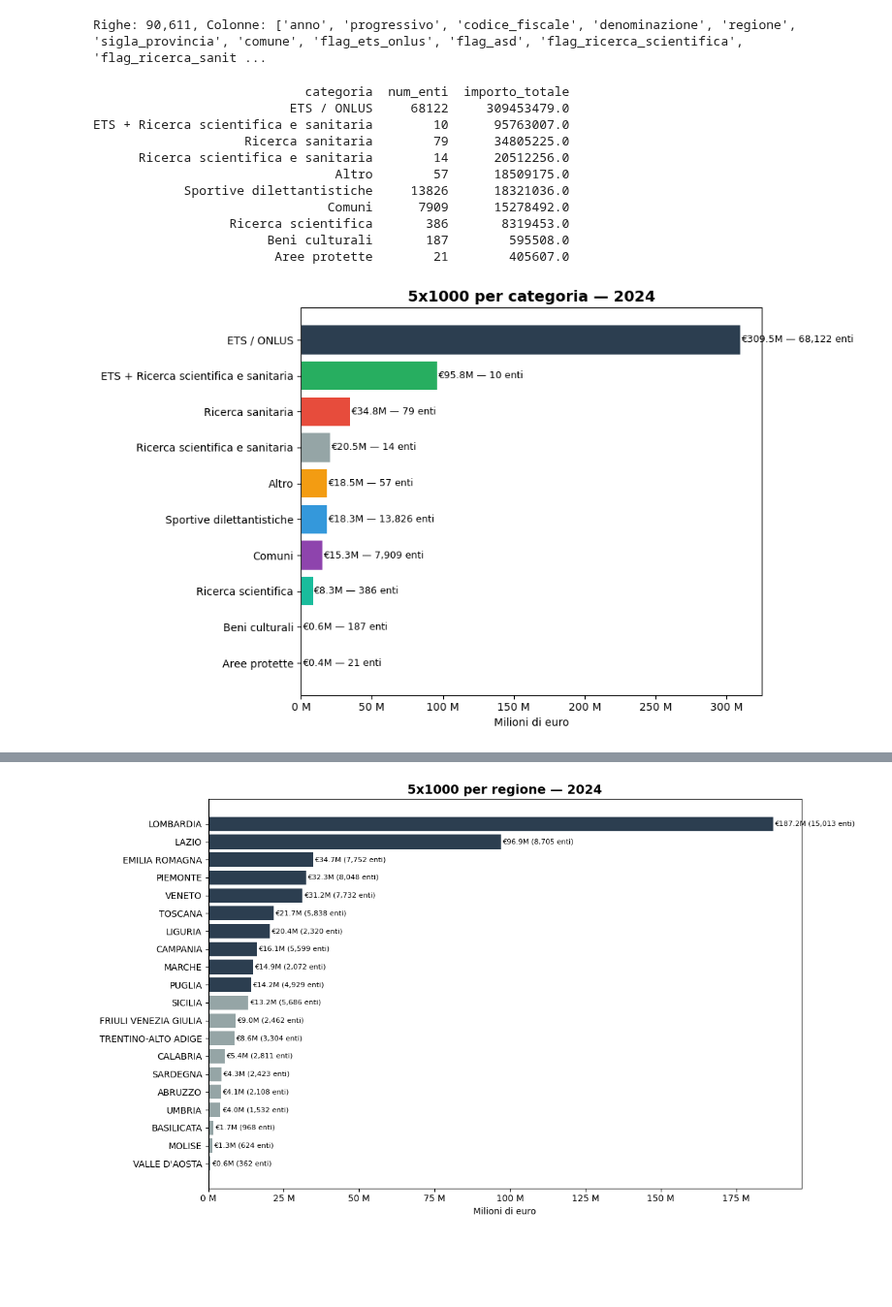
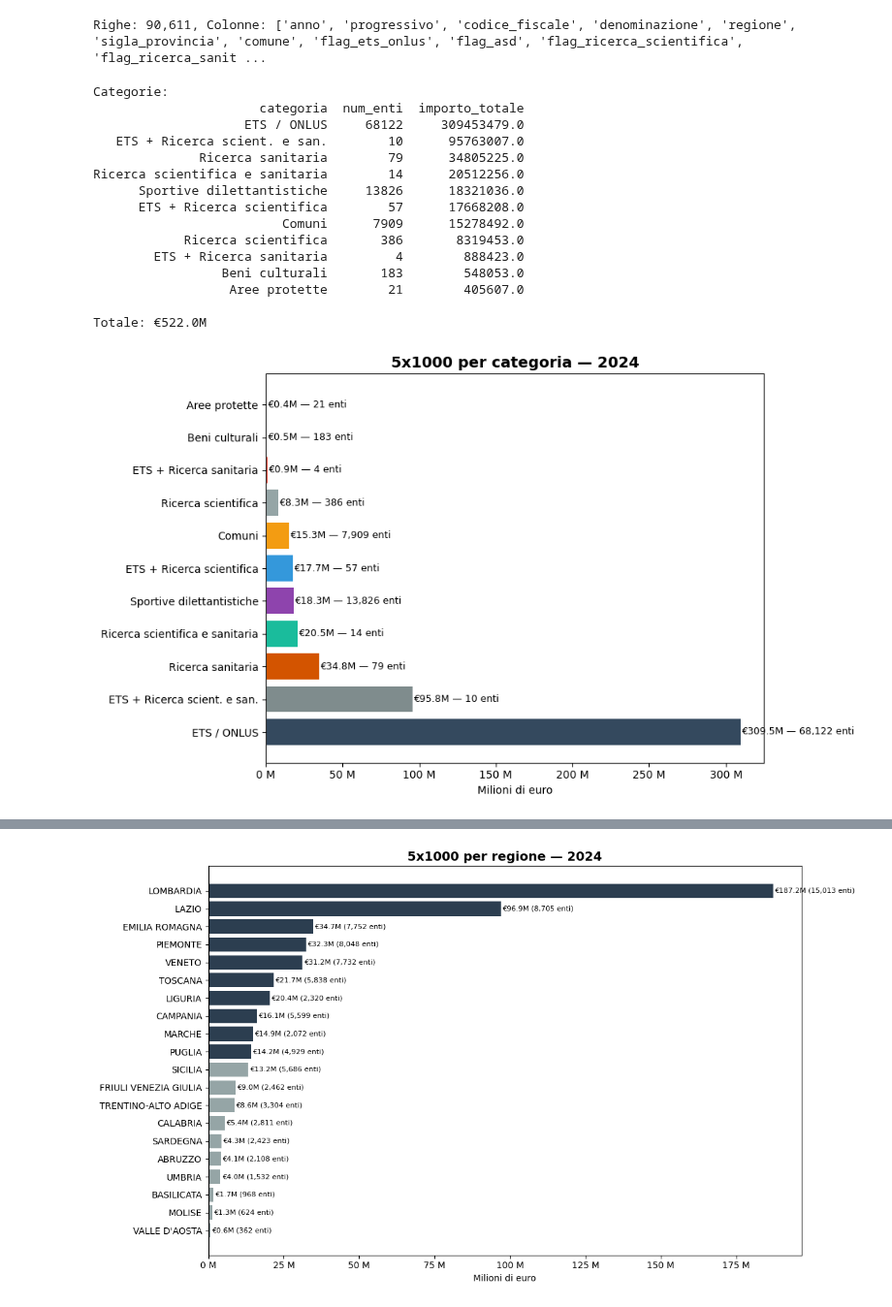
Before and after one commit to dataciviclab/dataciviclab, a Jupyter notebook: analisi/cinque-per-mille/notebooks/cinque_per_mille_v2.ipynb, the cells around one changed output, grey strips where cells are left out. Shown at 97% size. Saved outputs shown, nothing was run; the diff lists cells and outputs as text; code cells hidden in the pictures; blank space fills up the shorter version.

Commit message:
fix review: corretti numeri scelte, categorie, fasce NULL, notebook

```diff
--- a/analisi/cinque-per-mille/notebooks/cinque_per_mille_v2.ipynb
+++ b/analisi/cinque-per-mille/notebooks/cinque_per_mille_v2.ipynb
@@ -29,62 +29,72 @@ print(f"Righe: {len(df):,}, Colonne: {list(df.columns)}")
 # %% [output]
 Righe: 90,611, Colonne: ['anno', 'progressivo', 'codice_fiscale', 'denominazione', 'regione', 'sigla_provincia', 'comune', 'flag_ets_onlus', 'flag_asd', 'flag_ricerca_scientifica', 'flag_ricerca_sanit ...
 # %%
-# 1. Distribuzione per categoria
+# 1. Categorie con classificazione esclusiva
 cat_df = query(f"""
     SELECT
         CASE
             WHEN flag_ets_onlus = true AND flag_asd = false AND flag_comune = false
                  AND flag_ricerca_scientifica = false AND flag_ricerca_sanitaria = false THEN 'ETS / ONLUS'
-            WHEN flag_ets_onlus = true AND flag_ricerca_scientifica = true AND flag_ricerca_sanitaria = true
-                 THEN 'ETS + Ricerca scientifica e sanitaria'
+            WHEN flag_ets_onlus = true AND flag_asd = false AND flag_comune = false
+                 AND flag_ricerca_scientifica = true AND flag_ricerca_sanitaria = true THEN 'ETS + Ricerca scient. e san.'
+            WHEN flag_ets_onlus = true AND flag_asd = false AND flag_comune = false
+                 AND flag_ricerca_scientifica = true THEN 'ETS + Ricerca scientifica'
+            WHEN flag_ets_onlus = true AND flag_asd = false AND flag_comune = false
+                 AND flag_ricerca_sanitaria = true THEN 'ETS + Ricerca sanitaria'
             WHEN flag_asd = true THEN 'Sportive dilettantistiche'
-            WHEN flag_ricerca_scientifica = true AND flag_ricerca_sanitaria = true
-                 AND flag_ets_onlus = false THEN 'Ricerca scientifica e sanitaria'
-            WHEN flag_ricerca_scientifica = true AND flag_ets_onlus = false THEN 'Ricerca scientifica'
-            WHEN flag_ricerca_sanitaria = true AND flag_ets_onlus = false THEN 'Ricerca sanitaria'
+            WHEN flag_ricerca_scientifica = true AND flag_ricerca_sanitaria = true THEN 'Ricerca scientifica e sanitaria'
+            WHEN flag_ricerca_scientifica = true THEN 'Ricerca scientifica'
+            WHEN flag_ricerca_sanitaria = true THEN 'Ricerca sanitaria'
             WHEN flag_comune = true THEN 'Comuni'
             WHEN flag_beni_culturali = true THEN 'Beni culturali'
             WHEN flag_area_protetta = true THEN 'Aree protette'
             ELSE 'Altro'
         END AS categoria,
         COUNT(*) AS num_enti,
-        ROUND(SUM(importo_totale_erogabile), 0) AS importo_totale
+        ROUND(SUM(COALESCE(importo_totale_erogabile, 0)), 0) AS importo_totale
     FROM read_parquet('{URL}')
     GROUP BY categoria
     ORDER BY importo_totale DESC
 """)
+print("Categorie:")
 print(cat_df.to_string(index=False))
+print(f"\nTotale: €{cat_df['importo_totale'].sum()/1e6:.1f}M")
 # %% [output]
-                            categoria  num_enti  importo_totale
-                          ETS / ONLUS     68122     309453479.0
-ETS + Ricerca scientifica e sanitaria        10      95763007.0
-                    Ricerca sanitaria        79      34805225.0
-      Ricerca scientifica e sanitaria        14      20512256.0
-                                Altro        57      18509175.0
-            Sportive dilettantistiche     13826      18321036.0
-                               Comuni      7909      15278492.0
-                  Ricerca scientifica       386       8319453.0
-                       Beni culturali       187        595508.0
-                        Aree protette        21        405607.0
+Categorie:
+                      categoria  num_enti  importo_totale
+                    ETS / ONLUS     68122     309453479.0
+   ETS + Ricerca scient. e san.        10      95763007.0
+              Ricerca sanitaria        79      34805225.0
+Ricerca scientifica e sanitaria        14      20512256.0
+      Sportive dilettantistiche     13826      18321036.0
+      ETS + Ricerca scientifica        57      17668208.0
+                         Comuni      7909      15278492.0
+            Ricerca scientifica       386       8319453.0
+        ETS + Ricerca sanitaria         4        888423.0
+                 Beni culturali       183        548053.0
+                  Aree protette        21        405607.0
+
+Totale: €522.0M
 # %%
-palette = ['#2c3e50', '#27ae60', '#e74c3c', '#95a5a6', '#f39c12', '#3498db', '#8e44ad', '#1abc9c', '#d35400', '#7f8c8d']
+palette = ['#2c3e50', '#27ae60', '#e74c3c', '#95a5a6', '#f39c12', '#3498db', '#8e44ad', '#1abc9c', '#d35400', '#7f8c8d', '#34495e']
 
 fig, ax = plt.subplots(figsize=(10, 6))
-bars = ax.barh(cat_df['categoria'], cat_df['importo_totale'] / 1e6, color=palette[:len(cat_df)])
+cats = cat_df.sort_values('importo_totale', ascending=True)
+bars = ax.barh(cats['categoria'], cats['importo_totale'] / 1e6, color=palette[:len(cats)])
 ax.set_xlabel('Milioni di euro')
 ax.set_title('5x1000 per categoria — 2024', fontsize=14, fontweight='bold')
 ax.invert_yaxis()
 
-for bar, val, enti in zip(bars, cat_df['importo_totale'] / 1e6, cat_df['num_enti']):
+for bar, val, enti in zip(bars, cats['importo_totale'] / 1e6, cats['num_enti']):
     ax.text(val + 0.5, bar.get_y() + bar.get_height()/2,
             f'€{val:.1f}M — {enti:,} enti', va='center', fontsize=9)
 
 ax.xaxis.set_major_formatter(mticker.FuncFormatter(lambda x, _: f'{x:.0f} M'))
 plt.tight_layout()
 plt.savefig(FIGS / 'cinque-per-mille_categorie.png', dpi=150, bbox_inches='tight')
 plt.show()
 # %% [output]
-[figure, old version]
+[figure, new version]
 # %%
 # 2. Importi per regione
 reg_df = query(f"""
```
Also changed, not shown: parts of 5 cells of this notebook, 3 other files.
